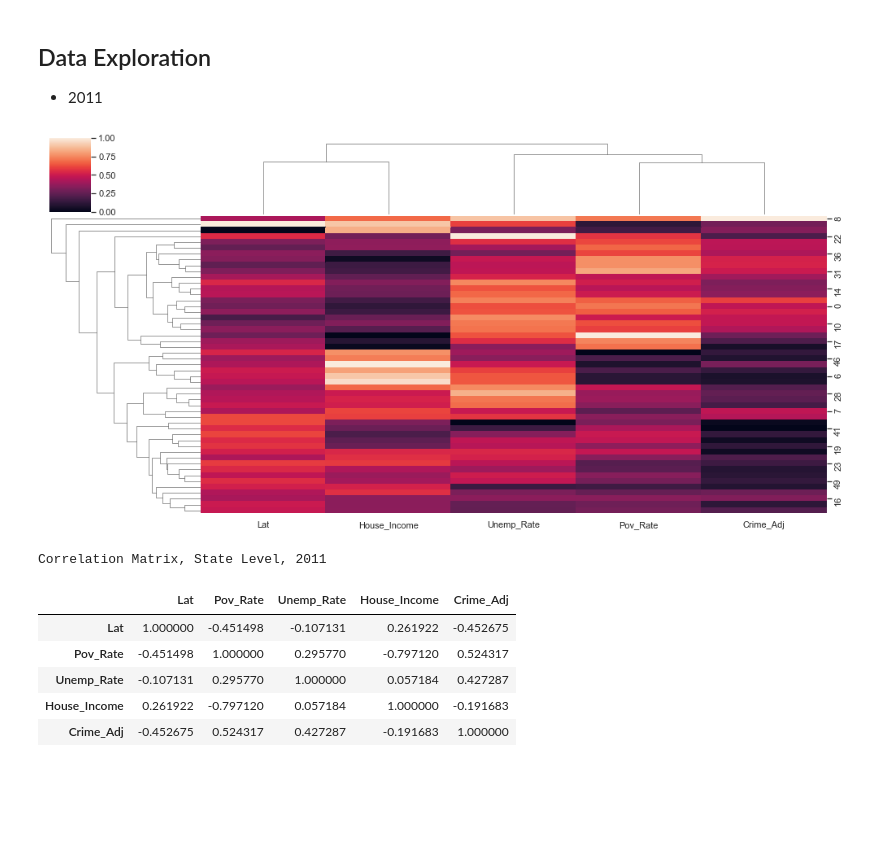
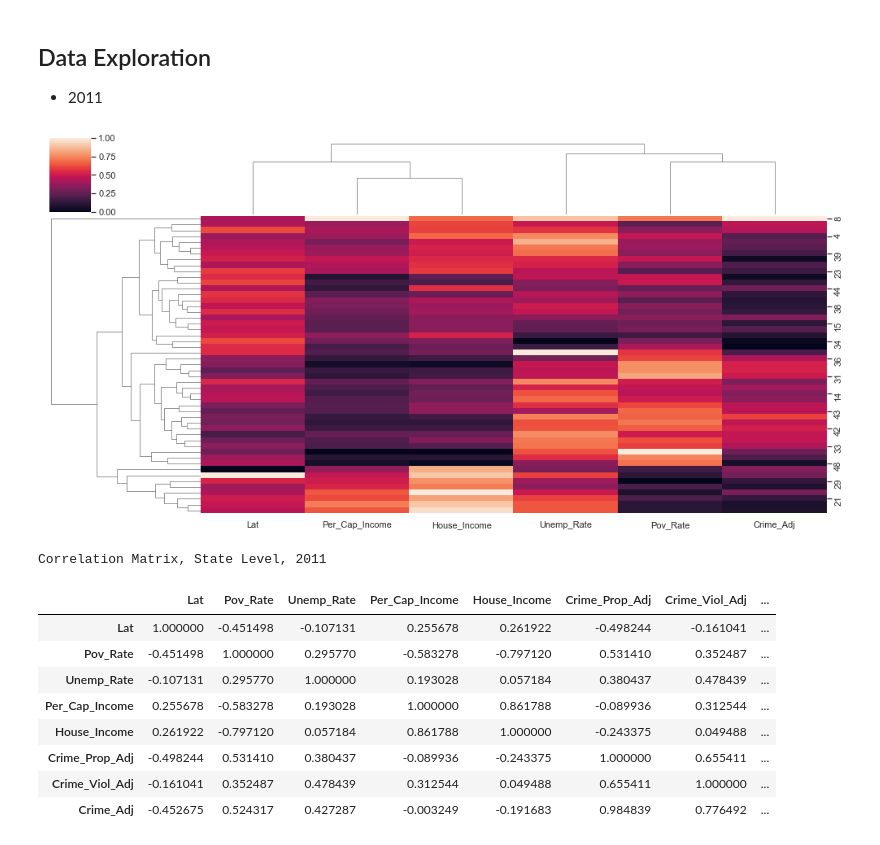
Before and after one commit to OlegRyzhkov2020/API-challenge, a Jupyter notebook: CrimePy_Project/_main_analysis.ipynb, the cells around one changed output. Drawn from its saved outputs; the diff is of its cells as text; code cells hidden in the pictures; blank space fills up the shorter version.

Commit message:
CrimePy Project: adding cdc data

```diff
--- a/CrimePy_Project/_main_analysis.ipynb
+++ b/CrimePy_Project/_main_analysis.ipynb
@@ -21,8 +30,8 @@ pd.options.display.float_format = '{:,.2f}'.format
 # %%
 filter_columns = ['State_Name', 'Year', 'Population', 'House_Income', 'Per_Cap_Income', 'Pov_Rate','Unemp_Rate','Geo','Lat','Lng']
 states_econ = pd.read_csv('resources/states_total.csv').filter(filter_columns)
-states_econ = states_econ[(states_econ['Year'] == 2011) | (states_econ['Year'] == 2012)].filter(filter_columns)
-states_econ
+states_econ = states_econ[(states_econ['Year'] == 2011)].filter(filter_columns)
+states_econ.head()
 # %% [output]
 |  | State_Name | Year | Population | House_Income | Per_Cap_Income | Pov_Rate | Unemp_Rate | Geo | Lat | ... |
 | 0 | Alabama | 2011 | 4,747,424.00 | 42,934.00 | 23,483.00 | 17.13 | 4.54 | South | 32.78 | ... |
@@ -40,16 +44,11 @@ states_econ
 # %%
 filter_columns = ['State', 'Year', 'Data.Totals.Property.All', 'Data.Totals.Violent.All']
 states_crime = pd.read_csv('resources/state_crime.csv')
-states_crime = states_crime[(states_crime['Year'] == 2011) | (states_crime['Year'] == 2012)].filter(filter_columns)
+states_crime = states_crime[(states_crime['Year'] == 2011)].filter(filter_columns)
 states_crime = states_crime.rename(columns={
                     'State': 'State_Name',
                     'Data.Totals.Property.All': 'Crime_Prop',
                     'Data.Totals.Violent.All':'Crime_Viol'})
 states_crime[['Crime_Prop', 'Crime_Viol']] = states_crime[['Crime_Prop', 'Crime_Viol']].astype(float)
-states_data = pd.merge(states_econ, states_crime, how='inner')
-states_data['Crime_Tot'] = states_data['Crime_Prop'] + states_data['Crime_Viol']
-states_data['Crime_Adj'] = states_data['Crime_Tot']/states_data['Population']*100000
-states_data_2011 = states_data[states_data['Year']==2011]
-states_data_2011.to_csv("resources/states_2011.csv", encoding="utf-8", index=False)
-states_data
+states_crime.head()
 # %% [output]
@@ -68,0 +124,9 @@ states_data
+# %%
+states_data = pd.merge(states_econ, states_crime, how='inner')
+states_data['Crime_Tot'] = states_data['Crime_Prop'] + states_data['Crime_Viol']
+states_data['Crime_Adj'] = states_data['Crime_Tot']/states_data['Population']*100000
+states_data['Crime_Prop_Adj'] = states_data['Crime_Prop']/states_data['Population']*100000
+states_data['Crime_Viol_Adj'] = states_data['Crime_Viol']/states_data['Population']*100000
+states_data_2011 = states_data[states_data['Year']==2011]
+states_data_2011.to_csv("resources/states_2011.csv", encoding="utf-8", index=False)
+states_data.head()
@@ -71,24 +142,28 @@ states_data
 * 2011
 # %%
 # Extracting Data for 2011
-expl_data_2011 = states_data[states_data['Year']==2011].filter(['Geo', 'Lat', 'Pov_Rate', 'Unemp_Rate', 'House_Income', 'Crime_Adj'])
+expl_data_2011 = states_data[states_data['Year']==2011].filter(['Geo', 'Lat', 'Pov_Rate', 'Unemp_Rate', 'Per_Cap_Income',
+                                                                'House_Income', 'Crime_Prop_Adj', 'Crime_Viol_Adj', 'Crime_Adj'])
 # %%
 # Plot a hierarchically clustered heatmap
-cluster_data = expl_data_2011.filter(['Pov_Rate', 'Lat', 'Unemp_Rate', 'House_Income', 'Crime_Adj'])
+cluster_data = expl_data_2011.filter(['Pov_Rate', 'Lat', 'Unemp_Rate', 'Per_Cap_Income', 'House_Income', 'Crime_Adj'])
 g = sns.clustermap(cluster_data, figsize=(14, 7), standard_scale=1)
 plt.savefig('../images/dendrogram_2011.png')
 # %% [output]
-[figure, old version]
+[figure, new version]
 # %%
-# Correlation Matrix
+# Correlation Matrix (Crime Adj Rate and Economic Indicators)
 corr = expl_data_2011.corr()
 print('Correlation Matrix, State Level, 2011')
 corr.style.background_gradient(cmap='coolwarm')
 # %% [output]
 Correlation Matrix, State Level, 2011
-|  | Lat | Pov_Rate | Unemp_Rate | House_Income | Crime_Adj |
-| Lat | 1.000000 | -0.451498 | -0.107131 | 0.261922 | -0.452675 |
-| Pov_Rate | -0.451498 | 1.000000 | 0.295770 | -0.797120 | 0.524317 |
-| Unemp_Rate | -0.107131 | 0.295770 | 1.000000 | 0.057184 | 0.427287 |
-| House_Income | 0.261922 | -0.797120 | 0.057184 | 1.000000 | -0.191683 |
-| Crime_Adj | -0.452675 | 0.524317 | 0.427287 | -0.191683 | 1.000000 |
+|  | Lat | Pov_Rate | Unemp_Rate | Per_Cap_Income | House_Income | Crime_Prop_Adj | Crime_Viol_Adj | ... |
+| Lat | 1.000000 | -0.451498 | -0.107131 | 0.255678 | 0.261922 | -0.498244 | -0.161041 | ... |
+| Pov_Rate | -0.451498 | 1.000000 | 0.295770 | -0.583278 | -0.797120 | 0.531410 | 0.352487 | ... |
+| Unemp_Rate | -0.107131 | 0.295770 | 1.000000 | 0.193028 | 0.057184 | 0.380437 | 0.478439 | ... |
+| Per_Cap_Income | 0.255678 | -0.583278 | 0.193028 | 1.000000 | 0.861788 | -0.089936 | 0.312544 | ... |
+| House_Income | 0.261922 | -0.797120 | 0.057184 | 0.861788 | 1.000000 | -0.243375 | 0.049488 | ... |
+| Crime_Prop_Adj | -0.498244 | 0.531410 | 0.380437 | -0.089936 | -0.243375 | 1.000000 | 0.655411 | ... |
+| Crime_Viol_Adj | -0.161041 | 0.352487 | 0.478439 | 0.312544 | 0.049488 | 0.655411 | 1.000000 | ... |
+| Crime_Adj | -0.452675 | 0.524317 | 0.427287 | -0.003249 | -0.191683 | 0.984839 | 0.776492 | ... |
```
Also changed, not shown: parts of 14 cells of this notebook, 6 other files.
